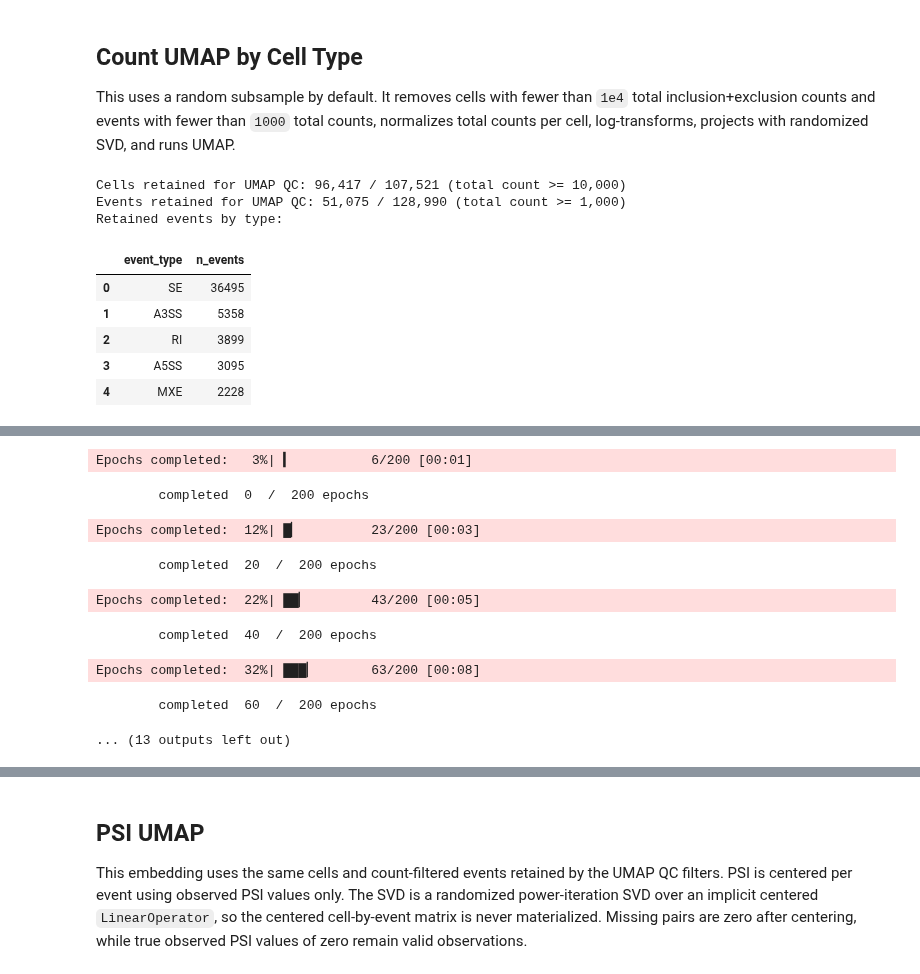
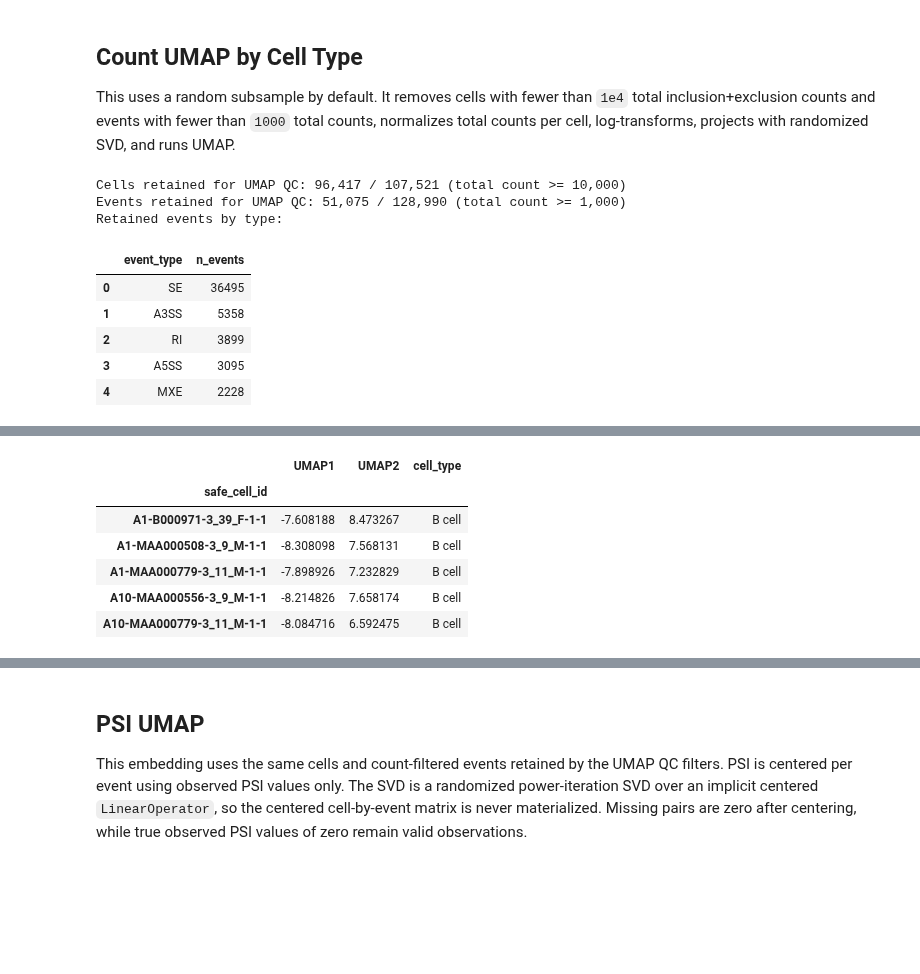
Before and after one commit to davidaknowles/tabula_rmats, a Jupyter notebook: rmats_counts_eda.executed.ipynb, the cells around one changed output, grey strips where cells are left out. Cells and saved outputs as stored; diff of their text form; code cells hidden in the pictures; blank space fills up the shorter version.

```diff
--- a/rmats_counts_eda.executed.ipynb
+++ b/rmats_counts_eda.executed.ipynb
@@ -245,7 +245,7 @@ else:
 
 This uses a random subsample by default. It removes cells with fewer than `1e4` total inclusion+exclusion counts and events with fewer than `1000` total counts, normalizes total counts per cell, log-transforms, projects with randomized SVD, and runs UMAP.
 # %%
-N_CELLS_FOR_UMAP = 30000
+N_CELLS_FOR_UMAP = None
 N_COMPONENTS = 50
 RANDOM_STATE = 13
 MIN_TOTAL_COUNT_PER_CELL = 1e4
@@ -281,7 +281,7 @@ svd = TruncatedSVD(n_components=n_components, random_state=RANDOM_STATE)
 X_svd = svd.fit_transform(X_norm)
 print('Count SVD explained variance ratio sum:', svd.explained_variance_ratio_.sum())
 
-reducer = UMAP(n_neighbors=30, min_dist=0.3, metric='euclidean', random_state=RANDOM_STATE, verbose=True)
+reducer = UMAP(n_neighbors=30, min_dist=0.3, metric='euclidean', random_state=RANDOM_STATE, n_jobs=1, verbose=False)
 embedding = reducer.fit_transform(X_svd)
 
 umap_df = pd.DataFrame(embedding, columns=['UMAP1', 'UMAP2'], index=obs.index[sample_idx])
@@ -312,12 +302,10 @@ Tue Jun 30 18:26:43 2026 Construct embedding
-Epochs completed:   3%| ▎          6/200 [00:01]
-        completed  0  /  200 epochs
-Epochs completed:  12%| █▏         23/200 [00:03]
-        completed  20  /  200 epochs
-Epochs completed:  22%| ██▏        43/200 [00:05]
-        completed  40  /  200 epochs
-Epochs completed:  32%| ███▏       63/200 [00:08]
-        completed  60  /  200 epochs
-... (13 outputs left out)
+|  | UMAP1 | UMAP2 | cell_type |
+| safe_cell_id |  |  |  |
+| A1-B000971-3_39_F-1-1 | -7.608188 | 8.473267 | B cell |
+| A1-MAA000508-3_9_M-1-1 | -8.308098 | 7.568131 | B cell |
+| A1-MAA000779-3_11_M-1-1 | -7.898926 | 7.232829 | B cell |
+| A10-MAA000556-3_9_M-1-1 | -8.214826 | 7.658174 | B cell |
+| A10-MAA000779-3_11_M-1-1 | -8.084716 | 6.592475 | B cell |
 # %%
 if cell_type_col is not None:
     top_types = umap_df[cell_type_col].value_counts().head(25).index
```
Also changed, not shown: parts of 5 cells of this notebook, 1 other file.
